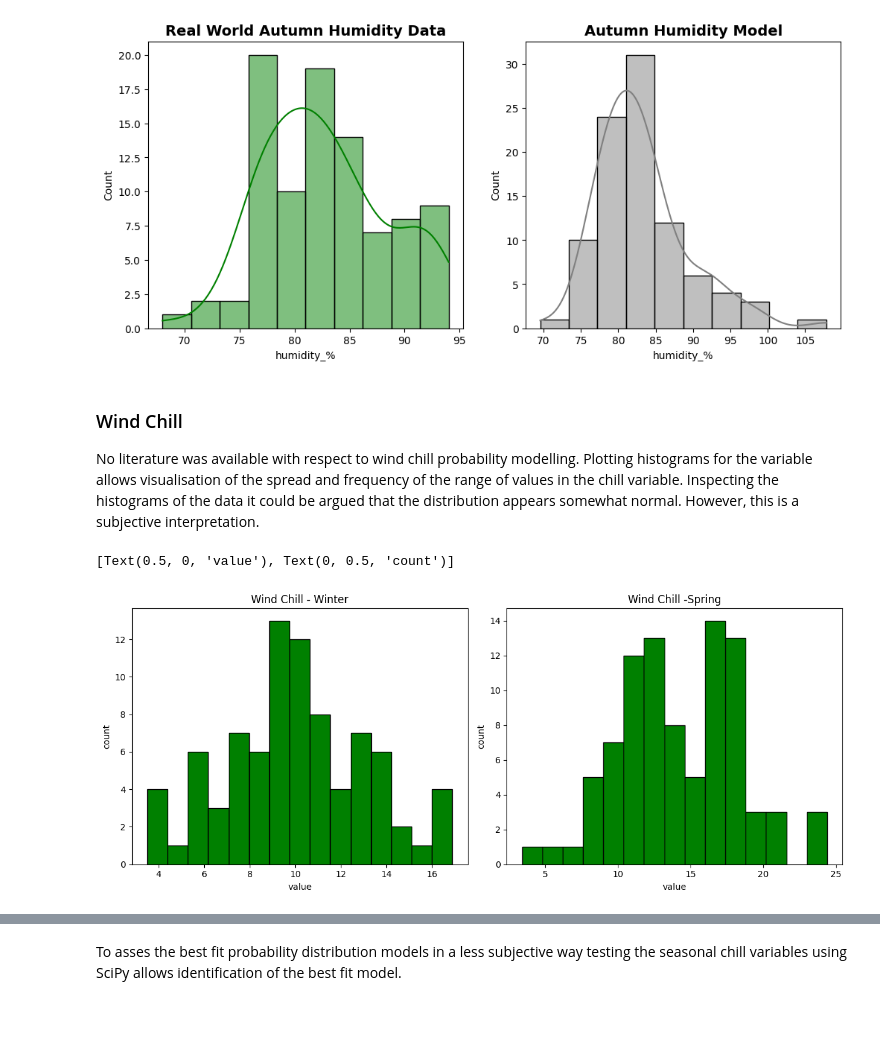
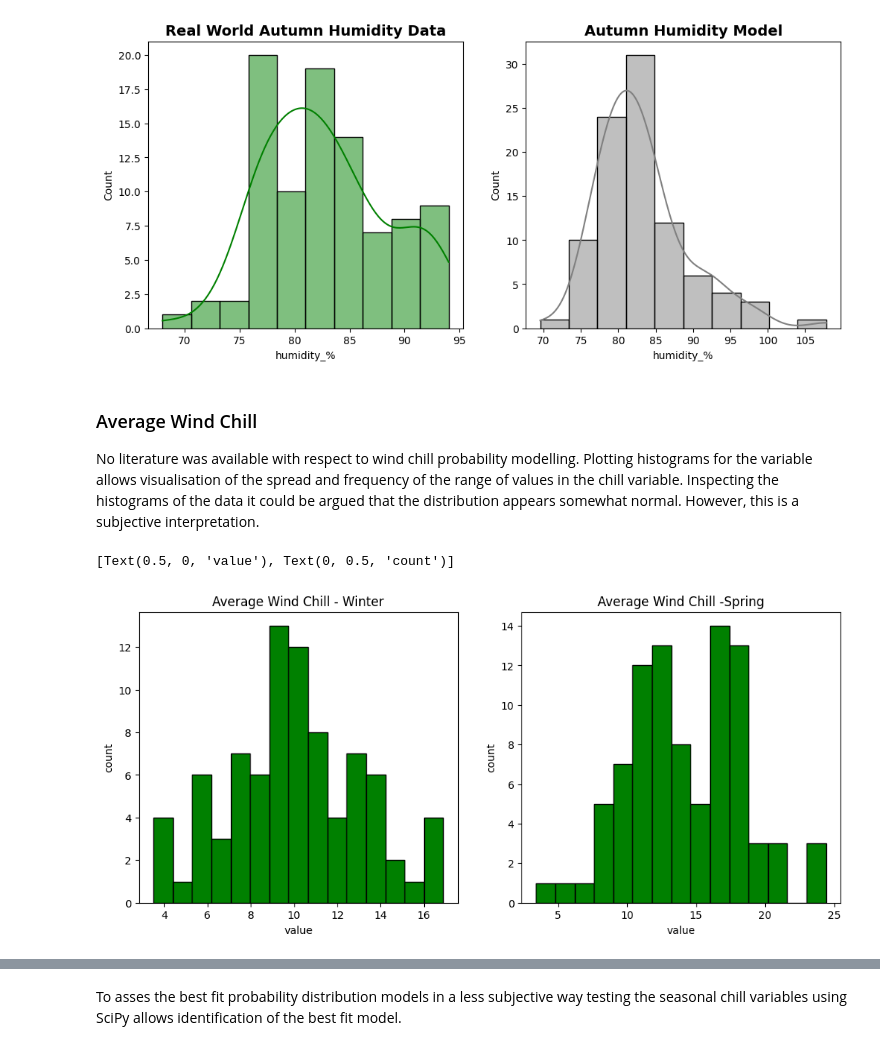
Before and after one commit to humphs078/ProgrammingforDataAnalysisAssignment_1, a Jupyter notebook: submission_notebook.ipynb, the cells around one changed output, grey strips where cells are left out. Saved outputs shown, nothing was run; the diff lists cells and outputs as text; code cells hidden in the pictures; blank space fills up the shorter version.

```diff
--- a/submission_notebook.ipynb
+++ b/submission_notebook.ipynb
@@ -945,23 +945,23 @@ plt.show()
 # %% [output]
 [figure]
 # %% [markdown]
-### Wind Chill <a id="wind-chill"></a>
+### Average Wind Chill <a id="average-wind-chill"></a>
 
 No literature was available with respect to wind chill probability modelling. Plotting histograms for the variable allows visualisation of the spread and frequency of the range of values in the chill variable. Inspecting the histograms of the data it could be argued that the distribution appears somewhat normal. However, this is a subjective interpretation.
 # %%
 # Create an empty plot.
 fig, axe = plt.subplots(1, 2, figsize=(12,5))
 
-# plot the distributions and PDF
+# plot the distributions
 axe[0].hist(winter['chill_celsius'], color = 'green', edgecolor = 'black', bins=15)
-axe[0].set_title("Wind Chill - Winter")
+axe[0].set_title("Average Wind Chill - Winter")
 axe[0].set(xlabel='value', ylabel='count')
 axe[1].hist(spring['chill_celsius'], color = 'green', edgecolor = 'black', bins=15)
-axe[1].set_title("Wind Chill -Spring")
+axe[1].set_title("Average Wind Chill -Spring")
 axe[1].set(xlabel='value', ylabel='count')
 # %% [output]
 [Text(0.5, 0, 'value'), Text(0, 0.5, 'count')]
-[figure, old version]
+[figure, new version]
 # %%
 # Create an empty plot.
 fig, axe = plt.subplots(1, 2, figsize=(12,5))
```
Also changed, not shown: parts of 16 cells of this notebook.
